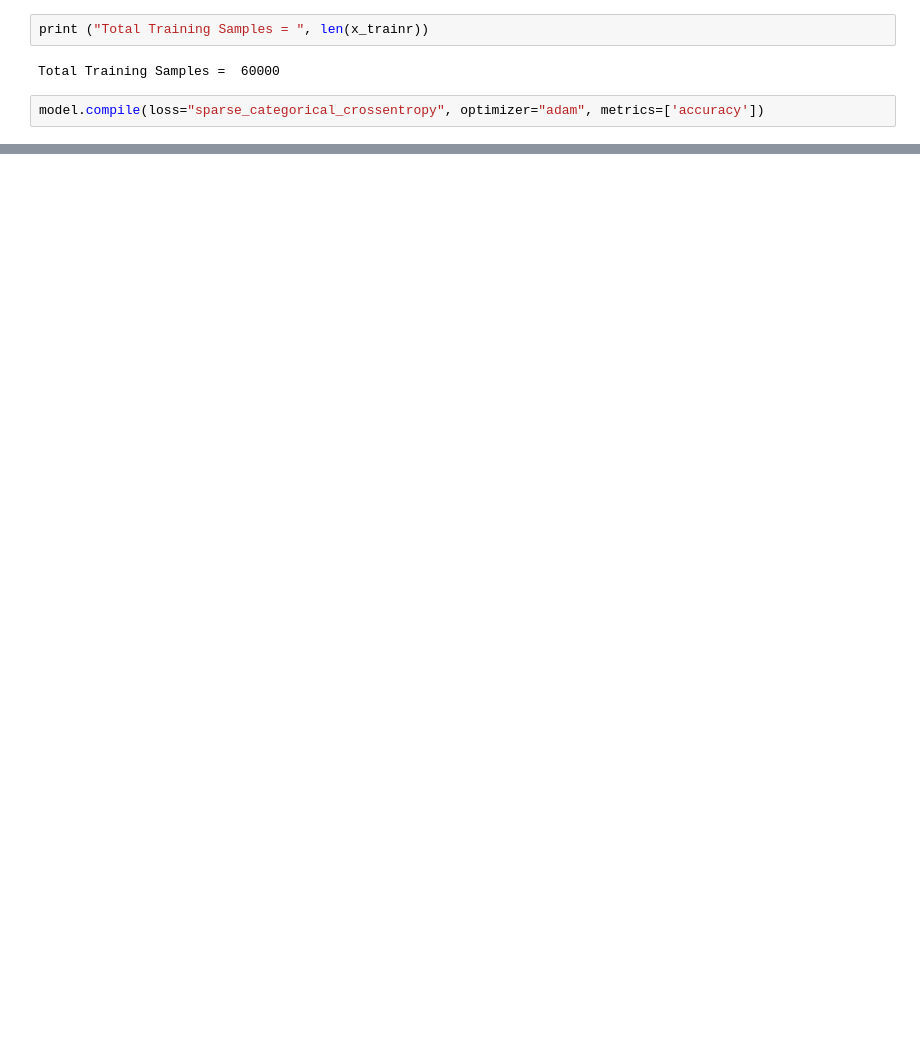
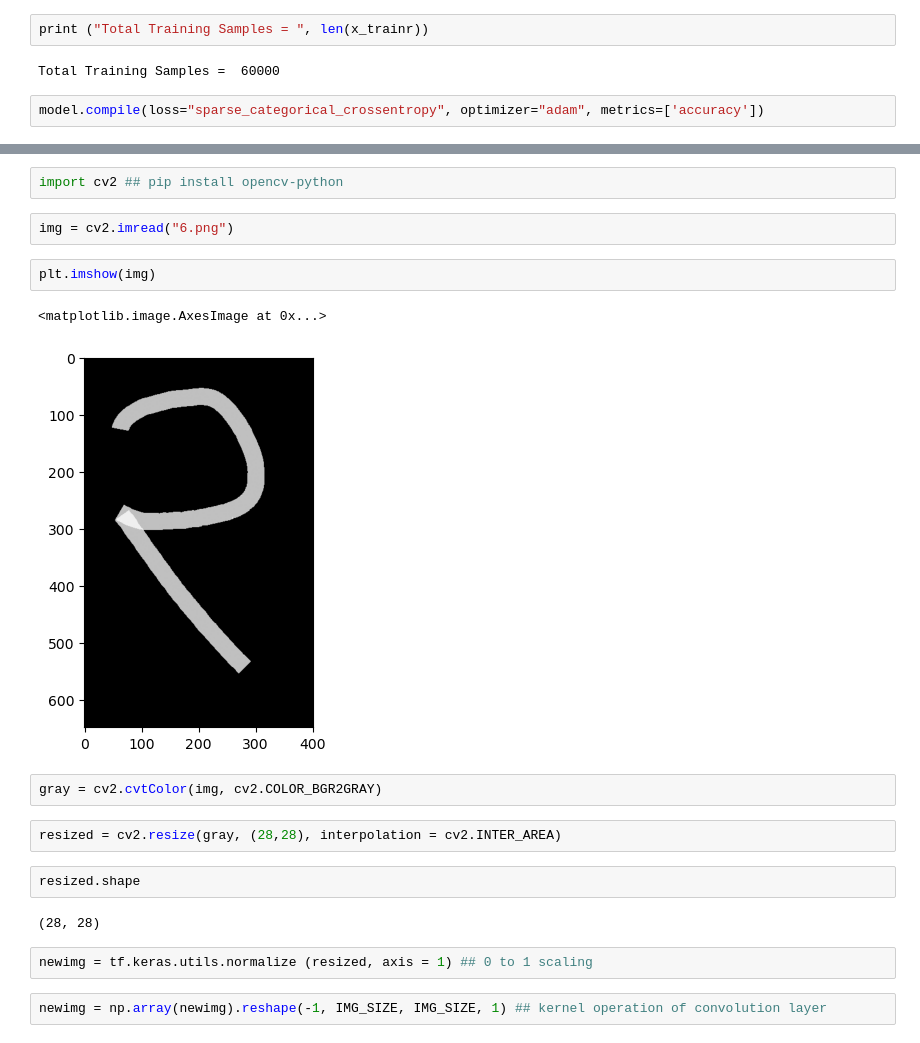
Before and after one commit to HasinAbrer/dlProject-Handwritten-Digits-Recognation, a Jupyter notebook: handWritten.ipynb, the cells around one changed output, grey strips where cells are left out. Saved outputs shown, nothing was run; the diff lists cells and outputs as text; blank space fills up the shorter version.

```diff
--- a/handWritten.ipynb
+++ b/handWritten.ipynb
@@ -193,0 +215,21 @@ Validation Accuracy on 10,000 test samples 0.9821000099182129
+# %%
+import cv2 ## pip install opencv-python
+# %%
+img = cv2.imread("6.png")
+# %%
+plt.imshow(img)
+# %% [output]
+<matplotlib.image.AxesImage at 0x...>
+[figure, added]
+# %%
+gray = cv2.cvtColor(img, cv2.COLOR_BGR2GRAY)
+# %%
+resized = cv2.resize(gray, (28,28), interpolation = cv2.INTER_AREA)
+# %%
+resized.shape
+# %% [output]
+(28, 28)
+# %%
+newimg = tf.keras.utils.normalize (resized, axis = 1) ## 0 to 1 scaling
+# %%
+newimg = np.array(newimg).reshape(-1, IMG_SIZE, IMG_SIZE, 1) ## kernel operation of convolution layer
```
Also changed, not shown: parts of 8 cells of this notebook.
